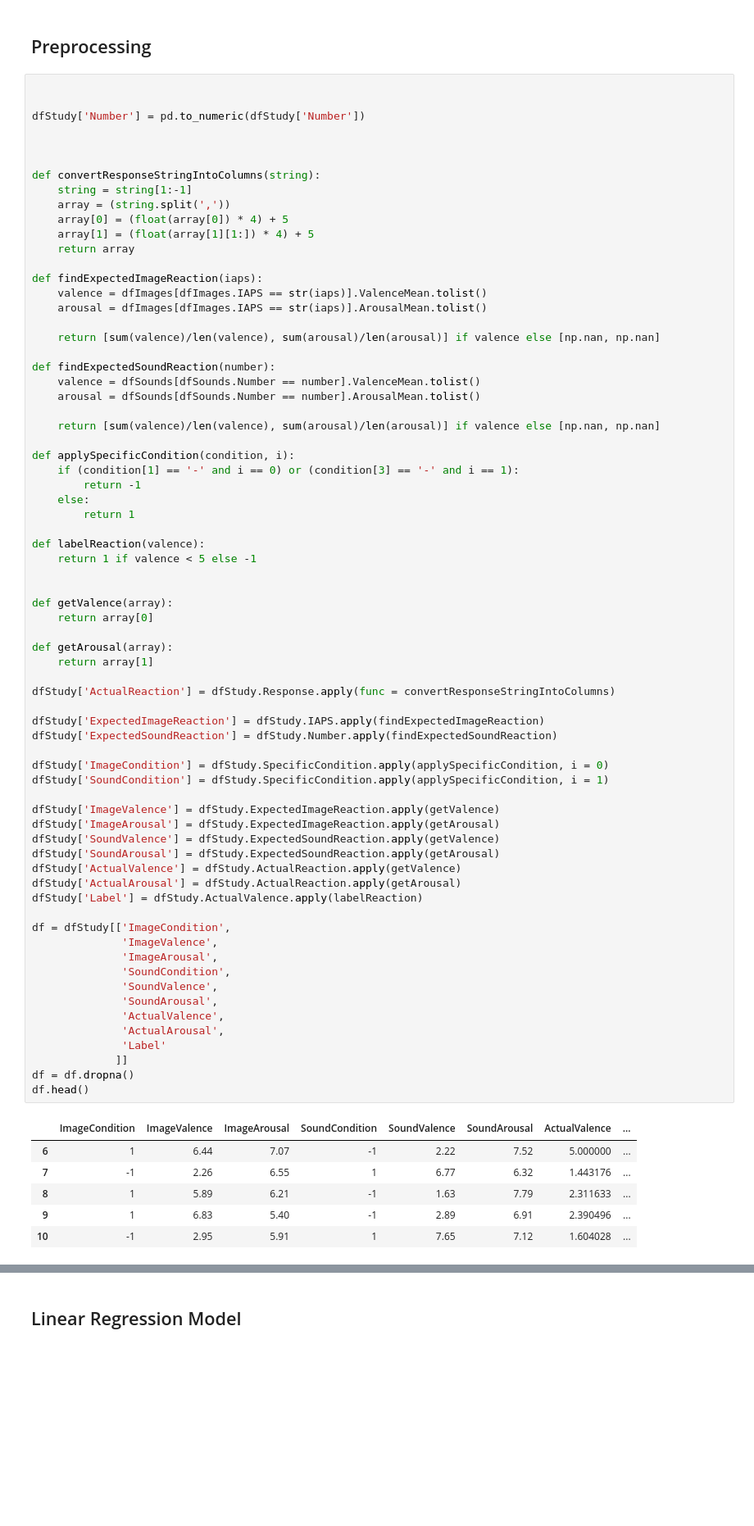
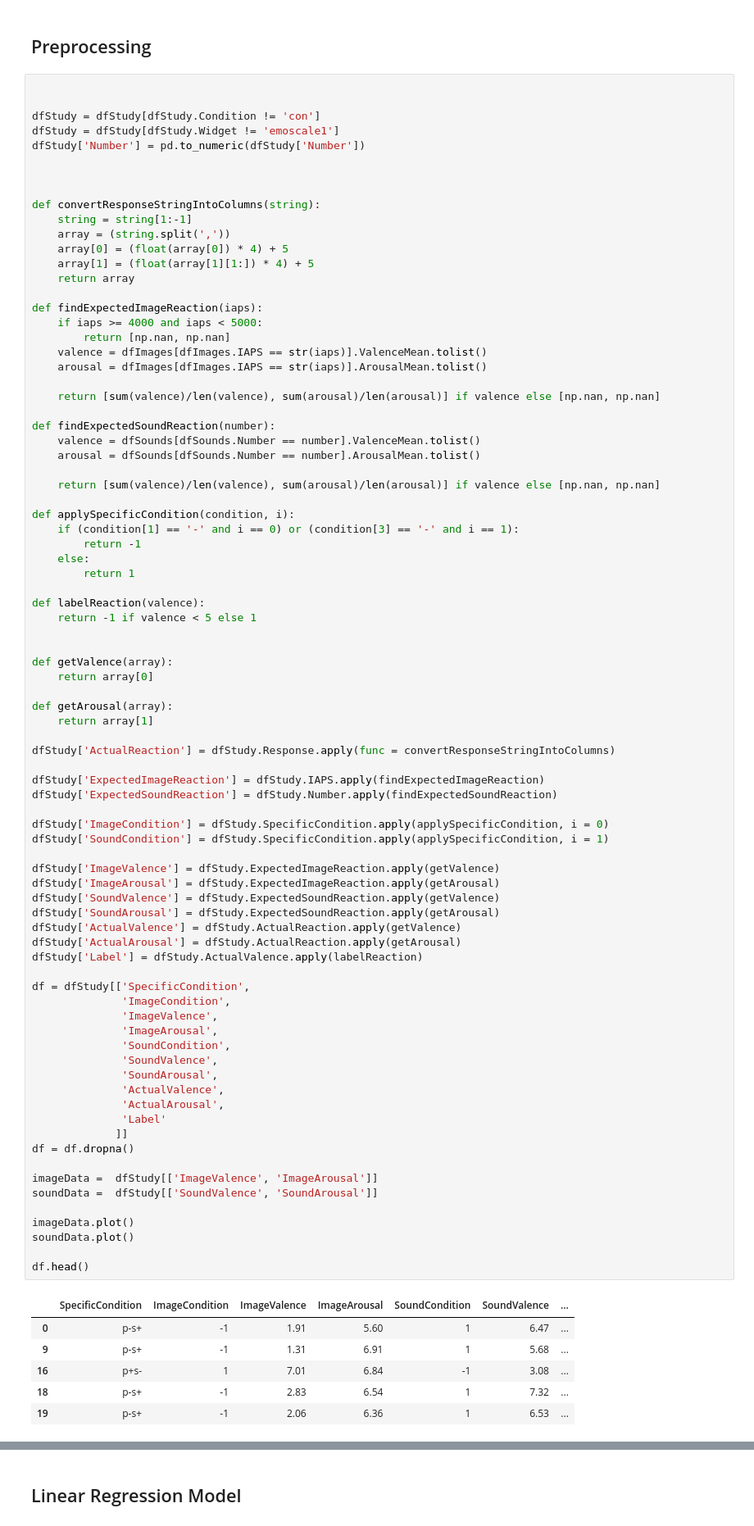
Before and after one commit to akselander/psi-project, a Jupyter notebook: code/psi-project.ipynb, the cells around one changed output, grey strips where cells are left out. Shown at 82% size. Cells and saved outputs as stored; diff of their text form; blank space fills up the shorter version.

```diff
--- a/code/psi-project.ipynb
+++ b/code/psi-project.ipynb
@@ -42,6 +39,8 @@ dfStudy = dfStudy[dfStudy.Widget != 'emoscale1']
 # %%
 
 
+dfStudy = dfStudy[dfStudy.Condition != 'con']
+dfStudy = dfStudy[dfStudy.Widget != 'emoscale1']
 dfStudy['Number'] = pd.to_numeric(dfStudy['Number'])
 
 
@@ -54,6 +53,8 @@ def convertResponseStringIntoColumns(string):
     return array
 
 def findExpectedImageReaction(iaps):
+    if iaps >= 4000 and iaps < 5000:
+        return [np.nan, np.nan]
     valence = dfImages[dfImages.IAPS == str(iaps)].ValenceMean.tolist()
     arousal = dfImages[dfImages.IAPS == str(iaps)].ArousalMean.tolist()
 
@@ -72,7 +73,7 @@ def applySpecificCondition(condition, i):
         return 1
 
 def labelReaction(valence):
-    return 1 if valence < 5 else -1
+    return -1 if valence < 5 else 1
 
 
 def getValence(array):
@@ -82,37 +83,45 @@ def getArousal(array):
     return array[1]
 
 dfStudy['ActualReaction'] = dfStudy.Response.apply(func = convertResponseStringIntoColumns)
 
 dfStudy['ExpectedImageReaction'] = dfStudy.IAPS.apply(findExpectedImageReaction)
 dfStudy['ExpectedSoundReaction'] = dfStudy.Number.apply(findExpectedSoundReaction)
 
 dfStudy['ImageCondition'] = dfStudy.SpecificCondition.apply(applySpecificCondition, i = 0)
 dfStudy['SoundCondition'] = dfStudy.SpecificCondition.apply(applySpecificCondition, i = 1)
 
 dfStudy['ImageValence'] = dfStudy.ExpectedImageReaction.apply(getValence)
 dfStudy['ImageArousal'] = dfStudy.ExpectedImageReaction.apply(getArousal)
 dfStudy['SoundValence'] = dfStudy.ExpectedSoundReaction.apply(getValence)
 dfStudy['SoundArousal'] = dfStudy.ExpectedSoundReaction.apply(getArousal)
 dfStudy['ActualValence'] = dfStudy.ActualReaction.apply(getValence)
 dfStudy['ActualArousal'] = dfStudy.ActualReaction.apply(getArousal)
 dfStudy['Label'] = dfStudy.ActualValence.apply(labelReaction)
 
-df = dfStudy[['ImageCondition',
+df = dfStudy[['SpecificCondition',
+              'ImageCondition',
               'ImageValence',
               'ImageArousal',
               'SoundCondition',
               'SoundValence',
               'SoundArousal',
               'ActualValence',
               'ActualArousal',
               'Label'
              ]]
 df = df.dropna()
+
+imageData =  dfStudy[['ImageValence', 'ImageArousal']]
+soundData =  dfStudy[['SoundValence', 'SoundArousal']]
+
+imageData.plot()
+soundData.plot()
+
 df.head()
 # %% [output]
-|  | ImageCondition | ImageValence | ImageArousal | SoundCondition | SoundValence | SoundArousal | ActualValence | ... |
-| 6 | 1 | 6.44 | 7.07 | -1 | 2.22 | 7.52 | 5.000000 | ... |
-| 7 | -1 | 2.26 | 6.55 | 1 | 6.77 | 6.32 | 1.443176 | ... |
-| 8 | 1 | 5.89 | 6.21 | -1 | 1.63 | 7.79 | 2.311633 | ... |
-| 9 | 1 | 6.83 | 5.40 | -1 | 2.89 | 6.91 | 2.390496 | ... |
-| 10 | -1 | 2.95 | 5.91 | 1 | 7.65 | 7.12 | 1.604028 | ... |
+|  | SpecificCondition | ImageCondition | ImageValence | ImageArousal | SoundCondition | SoundValence | ... |
+| 0 | p-s+ | -1 | 1.91 | 5.60 | 1 | 6.47 | ... |
+| 9 | p-s+ | -1 | 1.31 | 6.91 | 1 | 5.68 | ... |
+| 16 | p+s- | 1 | 7.01 | 6.84 | -1 | 3.08 | ... |
+| 18 | p-s+ | -1 | 2.83 | 6.54 | 1 | 7.32 | ... |
+| 19 | p-s+ | -1 | 2.06 | 6.36 | 1 | 6.53 | ... |
```
Also changed, not shown: parts of 7 cells of this notebook.
